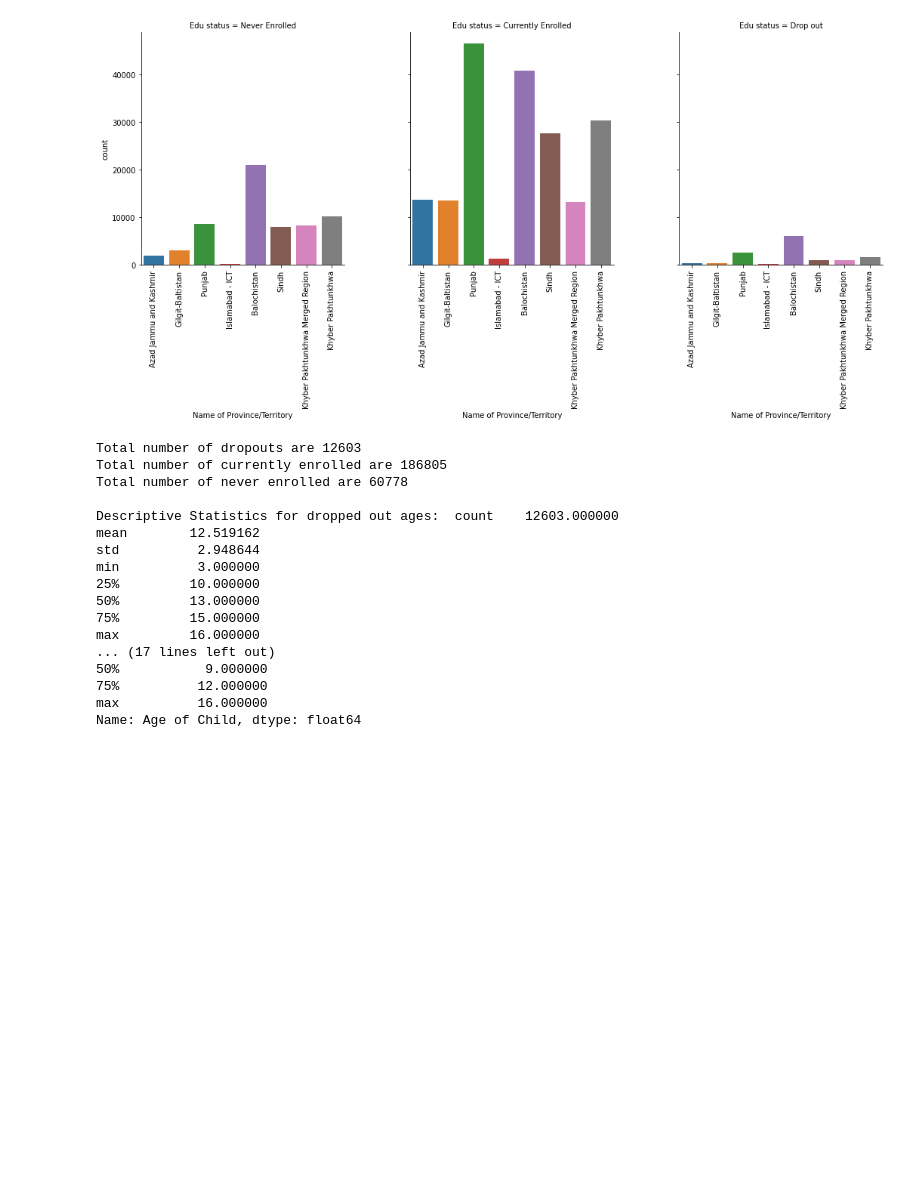
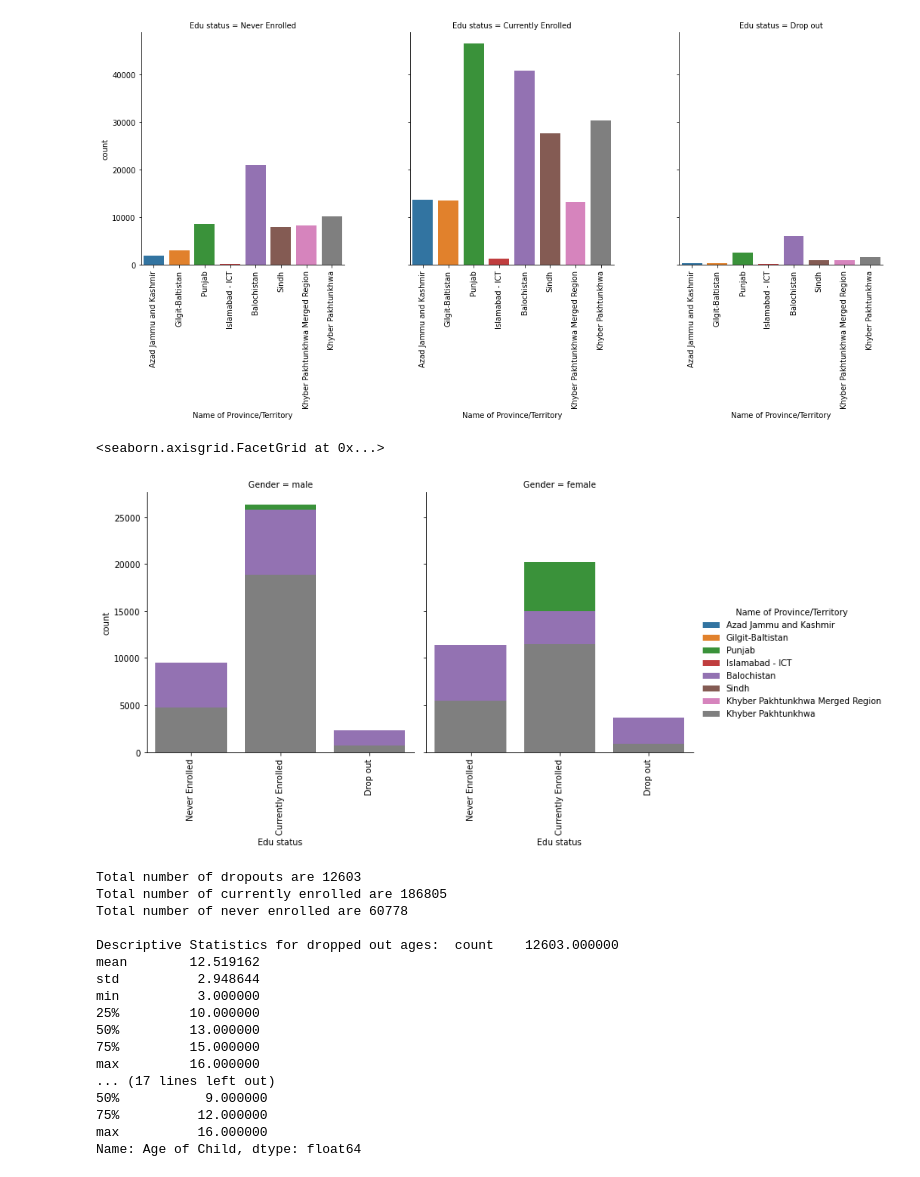
Before and after one commit to AliShujjat/DropOutRatesInPakistan, a Jupyter notebook: EDA.ipynb, the cells around one changed output. Drawn from its saved outputs; the diff is of its cells as text; code cells hidden in the pictures; blank space fills up the shorter version.

```diff
--- a/EDA.ipynb
+++ b/EDA.ipynb
@@ -269,3 +269,12 @@ g.set_xticklabels(rotation=90)
 # %% [output]
 <seaborn.axisgrid.FacetGrid at 0x...>
 [figure]
+# %%
+#Province wise education status for difference genders
+g = sns.catplot('Edu status', col = 'Gender',
+                data=data[data['Gender'].notnull()], kind="count", dodge = False, legend = True, hue = 'Name of Province/Territory')
+fig.suptitle('sf')
+g.set_xticklabels(rotation=90)
+# %% [output]
+<seaborn.axisgrid.FacetGrid at 0x...>
+[figure, added]
```
Also changed, not shown: parts of 2 cells of this notebook.
